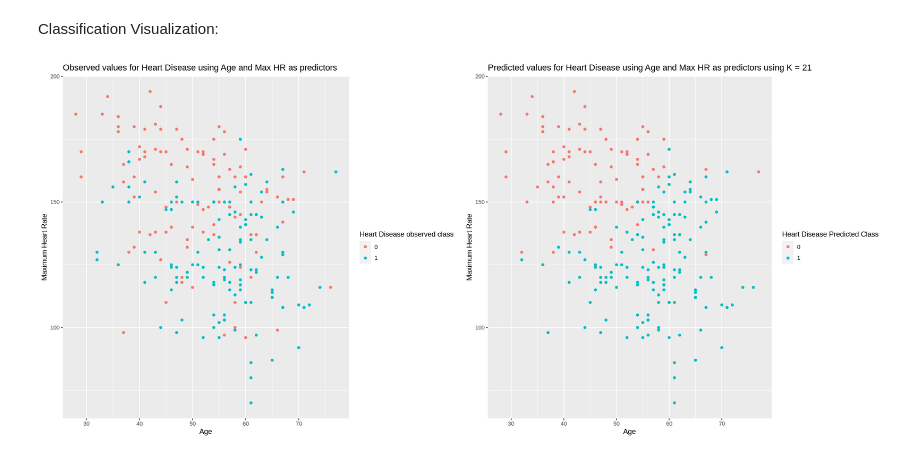
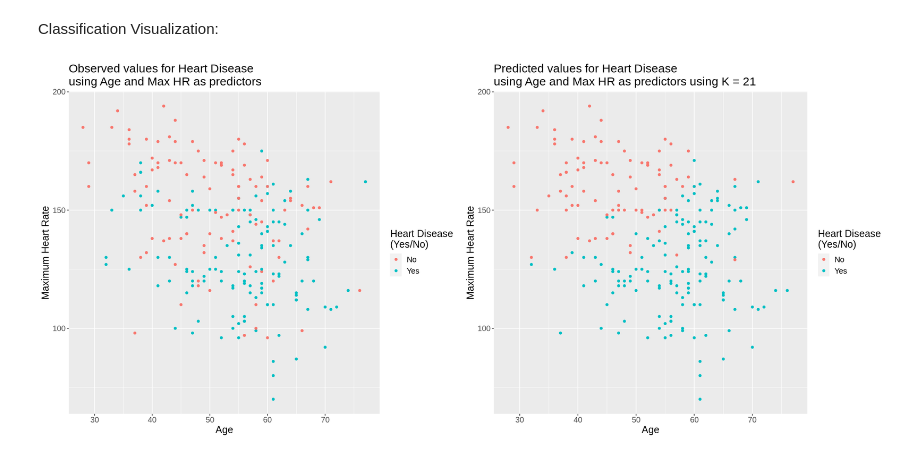
Before and after one commit to amasood01/Heart-Failure-Data--DSCI100, a Jupyter notebook: Group_project_report.ipynb, the cells around one changed output. Cells and saved outputs as stored; diff of their text form; code cells hidden in the pictures.

```diff
--- a/Group_project_report.ipynb
+++ b/Group_project_report.ipynb
@@ -302,17 +300,26 @@ Classification Visualization:
 # %%
 options(repr.plot.width = 18, repr.plot.height = 8)
 scatterplot_1 <- heart_test_predictions %>%
 ggplot(aes(x = Age, y = MaxHR, colour = HeartDisease)) +
 geom_point() +
-labs( x = "Age", y = "Maximum Heart Rate", color = "Heart Disease observed class", title = "Observed values for Heart Disease using Age and Max HR as predictors")
+labs( x = "Age", y = "Maximum Heart Rate", color = "Heart Disease
+(Yes/No)", title = "Observed values for Heart Disease
+using Age and Max HR as predictors")+
+scale_colour_discrete(labels = c("No","Yes"))+
+theme(text=element_text(size=15))
 
 
 options(repr.plot.width = 18, repr.plot.height = 8)
 scatterplot_2 <- heart_test_predictions %>%
 ggplot(aes(x = Age, y = MaxHR, colour = .pred_class)) +
 geom_point() +
-labs( x = "Age", y = "Maximum Heart Rate", color = "Heart Disease Predicted Class", title = "Predicted values for Heart Disease using Age and Max HR as predictors using K = 21")
+labs( x = "Age", y = "Maximum Heart Rate", color = "Heart Disease
+(Yes/No)", title = "Predicted values for Heart Disease
+using Age and Max HR as predictors using K = 21")+
+scale_colour_discrete(labels = c("No","Yes"))+
+theme(text=element_text(size=15))
+
 scatterplots <- plot_grid(scatterplot_1, scatterplot_2, ncol = 2)
 scatterplots
 # %% [output]
-[figure, old version]
+[figure, new version]
```
Also changed, not shown: parts of 5 cells of this notebook.
